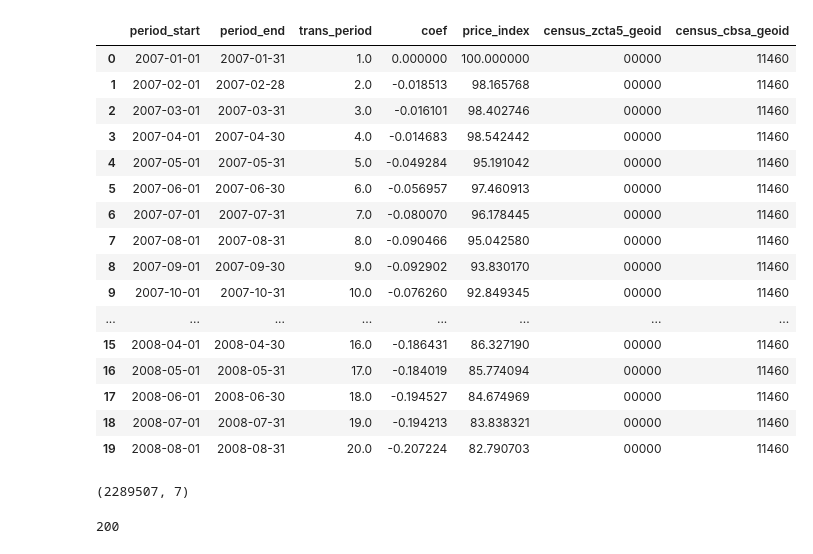
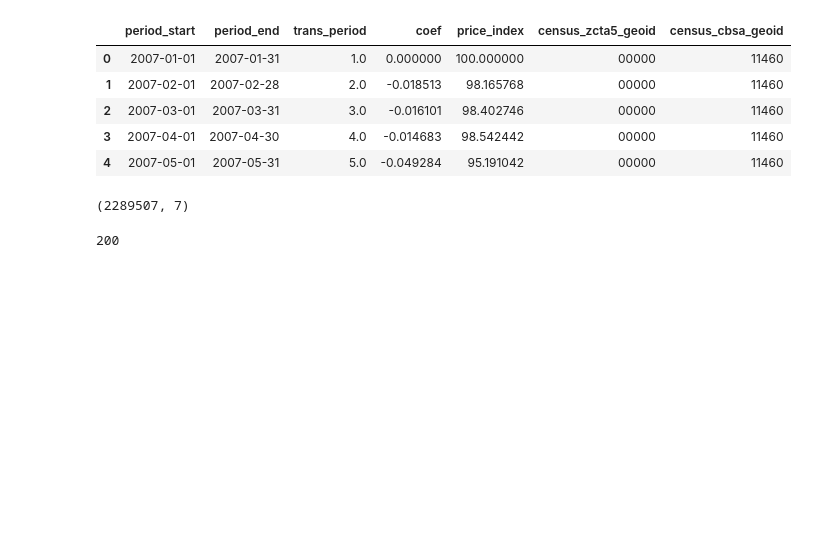
Before and after one commit to eihwood/Haystacks.AI-7, a Jupyter notebook: src/emmy_atlantaEDA.ipynb, the cells around one changed output. Saved outputs shown, nothing was run; the diff lists cells and outputs as text; code cells hidden in the pictures; blank space fills up the shorter version.

```diff
--- a/src/emmy_atlantaEDA.ipynb
+++ b/src/emmy_atlantaEDA.ipynb
@@ -15,28 +15,17 @@ pd.set_option('display.max_columns', 500)
 # %%
 # HPI / RPI exploration
 # %%
-hpi_base = open("hpi_base.pkl","rb")
+hpi_base = open("../data/hpi_base.pkl","rb")
 hpi = pd.read_pickle(hpi_base)
 hpi = pd.DataFrame(hpi)
-hpi.head(20)
+hpi.head()
 # %% [output]
 |  | period_start | period_end | trans_period | coef | price_index | census_zcta5_geoid | census_cbsa_geoid |
 | 0 | 2007-01-01 | 2007-01-31 | 1.0 | 0.000000 | 100.000000 | 00000 | 11460 |
 | 1 | 2007-02-01 | 2007-02-28 | 2.0 | -0.018513 | 98.165768 | 00000 | 11460 |
 | 2 | 2007-03-01 | 2007-03-31 | 3.0 | -0.016101 | 98.402746 | 00000 | 11460 |
 | 3 | 2007-04-01 | 2007-04-30 | 4.0 | -0.014683 | 98.542442 | 00000 | 11460 |
 | 4 | 2007-05-01 | 2007-05-31 | 5.0 | -0.049284 | 95.191042 | 00000 | 11460 |
-| 5 | 2007-06-01 | 2007-06-30 | 6.0 | -0.056957 | 97.460913 | 00000 | 11460 |
-| 6 | 2007-07-01 | 2007-07-31 | 7.0 | -0.080070 | 96.178445 | 00000 | 11460 |
-| 7 | 2007-08-01 | 2007-08-31 | 8.0 | -0.090466 | 95.042580 | 00000 | 11460 |
-| 8 | 2007-09-01 | 2007-09-30 | 9.0 | -0.092902 | 93.830170 | 00000 | 11460 |
-| 9 | 2007-10-01 | 2007-10-31 | 10.0 | -0.076260 | 92.849345 | 00000 | 11460 |
-| ... | ... | ... | ... | ... | ... | ... | ... |
-| 15 | 2008-04-01 | 2008-04-30 | 16.0 | -0.186431 | 86.327190 | 00000 | 11460 |
-| 16 | 2008-05-01 | 2008-05-31 | 17.0 | -0.184019 | 85.774094 | 00000 | 11460 |
-| 17 | 2008-06-01 | 2008-06-30 | 18.0 | -0.194527 | 84.674969 | 00000 | 11460 |
-| 18 | 2008-07-01 | 2008-07-31 | 19.0 | -0.194213 | 83.838321 | 00000 | 11460 |
-| 19 | 2008-08-01 | 2008-08-31 | 20.0 | -0.207224 | 82.790703 | 00000 | 11460 |
 # %%
 hpi.shape
 # 2 million observations
```
Also changed, not shown: parts of 51 cells of this notebook.
